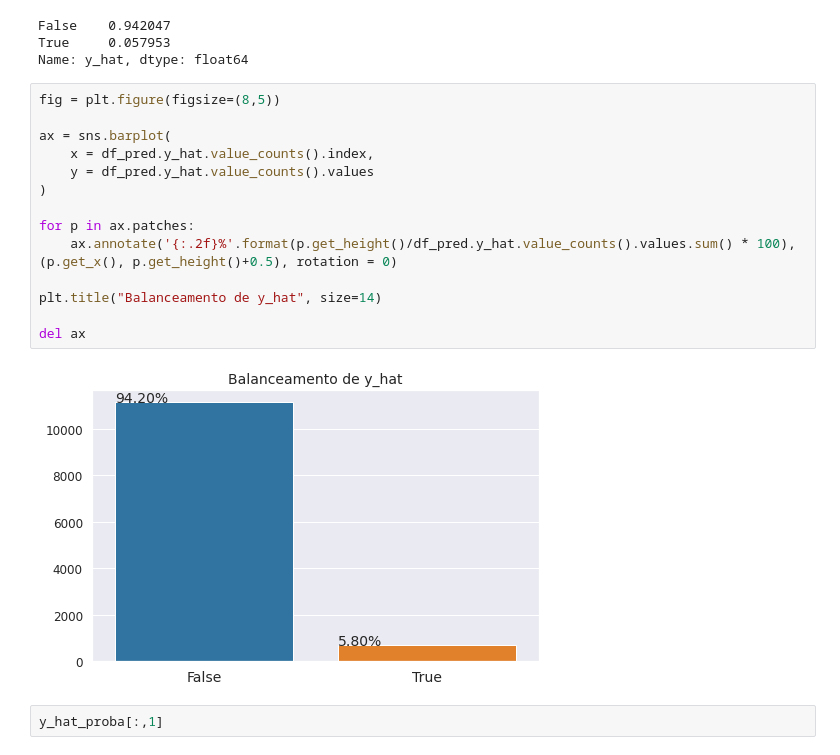
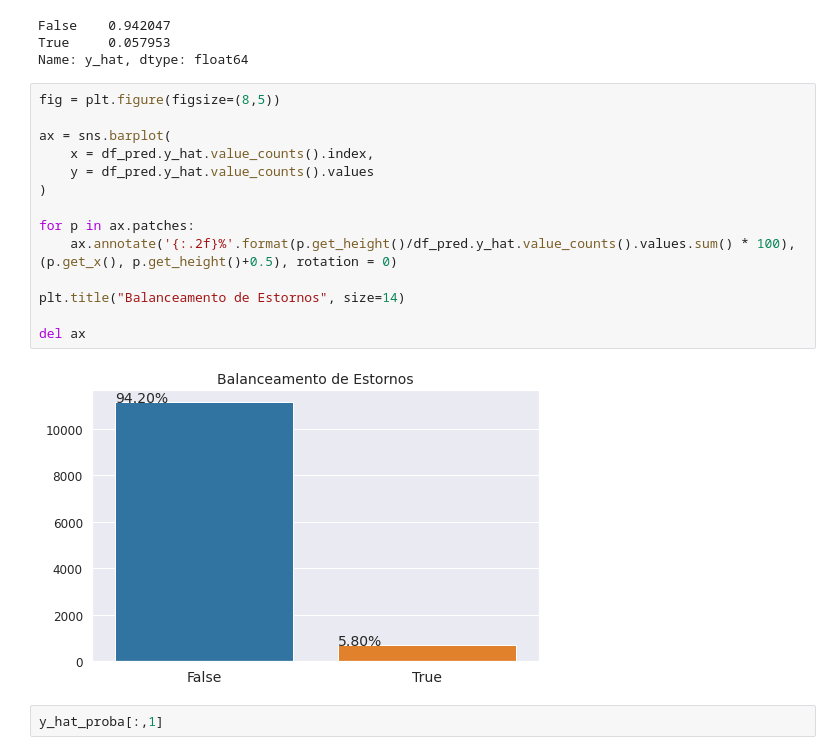
Before and after one commit to broilo/stone, a Jupyter notebook: notebooks/part7_mvp.ipynb, the cells around one changed output. Cells and saved outputs as stored; diff of their text form.

```diff
--- a/notebooks/part7_mvp.ipynb
+++ b/notebooks/part7_mvp.ipynb
@@ -516,19 +516,19 @@ Name: y_hat, dtype: float64
 # %%
 fig = plt.figure(figsize=(8,5))
 
 ax = sns.barplot(
     x = df_pred.y_hat.value_counts().index,
     y = df_pred.y_hat.value_counts().values
 )
 
 for p in ax.patches:
     ax.annotate('{:.2f}%'.format(p.get_height()/df_pred.y_hat.value_counts().values.sum() * 100), (p.get_x(), p.get_height()+0.5), rotation = 0)
 
-plt.title("Balanceamento de y_hat", size=14)
+plt.title("Balanceamento de Estornos", size=14)
 
 del ax
 # %% [output]
-[figure, old version]
+[figure, new version]
 # %%
 y_hat_proba[:,1]
 # %% [output]
```
